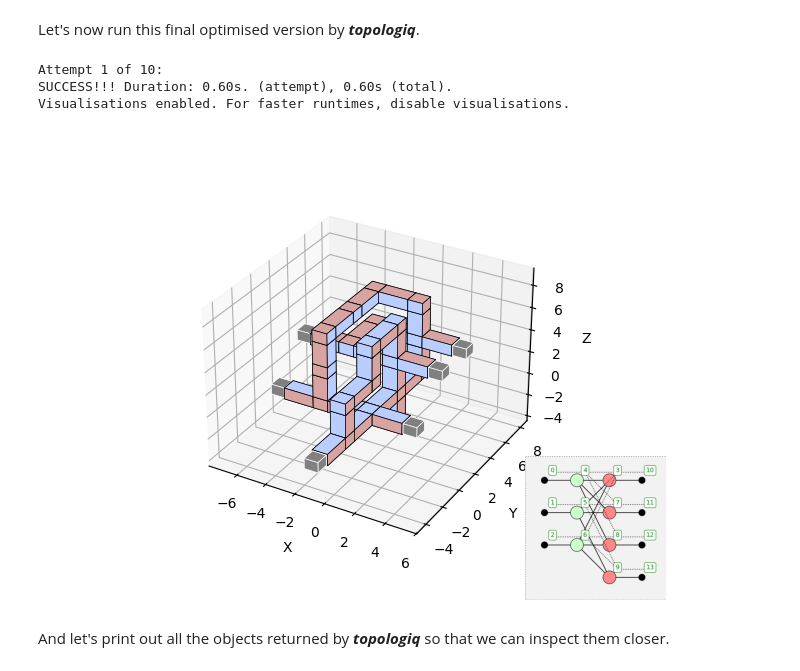
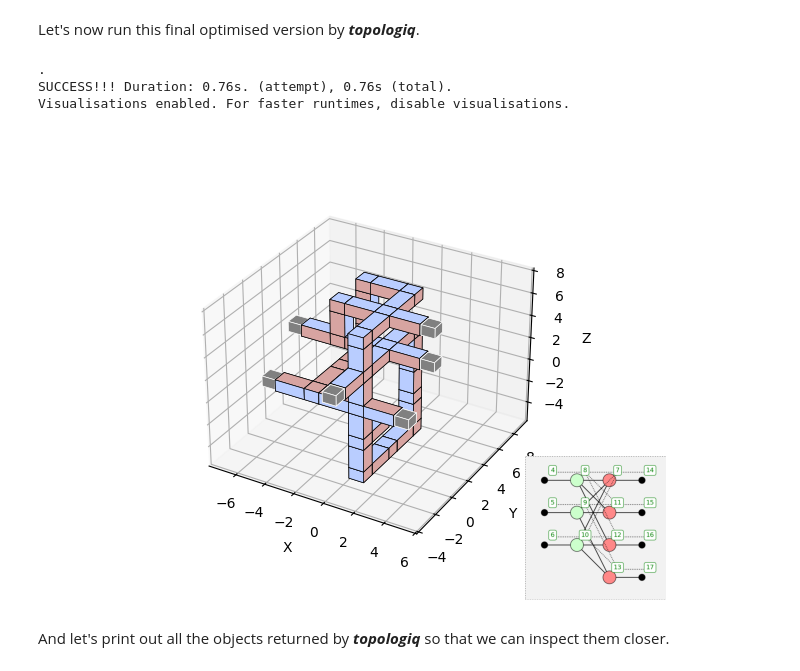
Before and after one commit to tqec/topologiq, a Jupyter notebook: assets/notebooks/qasm_via_pyzx.ipynb, the cells around one changed output. Drawn from its saved outputs; the diff is of its cells as text; code cells hidden in the pictures.

Commit message:
Better optimisation rationale QASM notebook & Silent attempts.

```diff
--- a/assets/notebooks/qasm_via_pyzx.ipynb
+++ b/assets/notebooks/qasm_via_pyzx.ipynb
@@ -169,13 +170,13 @@ Now, let's simplify the graph a little using PyZX native functions.
 # Thanks [Purva Thakre](https://github.com/purva-thakre) for research into and ideas into QASM/PyZX simplifying strategies, which informed choices in this block.
 
 # Make a copy to avoid over-writing the imported circuit.
-zx_graph_optimised = zx_graph.copy()
+zx_graph_optimised_1 = zx_graph.copy()
 
 # Auto-simplify using spider fusion method.
-zx.simplify.spider_simp(zx_graph_optimised)
+zx.simplify.spider_simp(zx_graph_optimised_1)
 
-zx.draw(zx_graph_optimised, labels=True)  # Jupyter visualisations using D3.
-fig_data = zx.draw_matplotlib(zx_graph_optimised, labels=True)  # Fig to overlay in final vis.
+zx.draw(zx_graph_optimised_1, labels=True)  # Jupyter visualisations using D3.
+fig_data = zx.draw_matplotlib(zx_graph_optimised_1, labels=True)  # Fig to overlay in final vis.
 # %% [output]
 [interactive output not drawn]
 # %% [markdown]
@@ -224,11 +229,19 @@ We can simplify the circuit even more using ZX-rules manually.
 # %%
 # Thanks [Purva Thakre](https://github.com/purva-thakre) for research into and ideas into QASM/PyZX simplifying strategies, which informed choices in this block.
-zx_graph_optimised_2 = zx_graph_optimised.copy()
+zx_graph_optimised_2 = zx_graph_optimised_1.copy()
 
-# PyZX does not have a method to reduce the number of redundant boundaries in a graph.
-# But we can merge manually applying the travelling and spider-fusion rule.
+# Get the IDs for end boundaries to calculate webs
+boundary_ids = [key for key, value in zx_graph_optimised_2.types().items() if value == 0]
+end_boundary_ids = boundary_ids[zx_graph_optimised_2.qubit_count() :]
+
+# Calculate and visualise webs
+order, zwebs, xwebs = compute_pauli_webs(zx_graph_optimised_2)
+for id in end_boundary_ids:
+    zx.draw(zx_graph_optimised_2, labels=True, pauli_web=xwebs[id])
+    zx.draw(zx_graph_optimised_2, labels=True, pauli_web=zwebs[id])
+
+# Eliminate any boundary where the flow can be ignored.
 for pair in [(0, 14), (1, 15), (2, 16), (3, 17)]:
-    zx_graph_optimised_2.add_edge(zx_graph_optimised_2.edge(pair[0], pair[1]))
     zx_graph_optimised_2.remove_vertex(pair[0])
 
 for pair in [(4, 18), (5, 19), (6, 20)]:
@@ -236,12 +249,17 @@ for pair in [(4, 18), (5, 19), (6, 20)]:
     zx_graph_optimised_2.remove_vertex(pair[1])
 
 zx_graph_optimised_2.normalize()
+zx.draw(zx_graph_optimised_2, labels=True)  # Jupyter visualisations using D3.
+fig_data = zx.draw_matplotlib(zx_graph_optimised_2, labels=True)  # Fig to overlay in final vis.
 
-zx_graph_optimised_3 = zx_graph_optimised_2.copy()
-
-zx.draw(zx_graph_optimised_3, labels=True)  # Jupyter visualisations using D3.
-fig_data = zx.draw_matplotlib(zx_graph_optimised_3, labels=True)  # Fig to overlay in final vis.
-
-print(len(list(zx_graph_optimised_3.edges())), "edges:", list(zx_graph_optimised_3.edges()))
+# Could this be achieved using a simpler rationale?
+# Eg. Move boundary past node, then fuse?
+#for pair in [(0, 14), (1, 15), (2, 16), (3, 17)]:
+#    zx_graph_optimised_2.add_edge(zx_graph_optimised_2.edge(pair[0], pair[1]))
+#    zx_graph_optimised_2.remove_vertex(pair[0])
+#
+#for pair in [(4, 18), (5, 19), (6, 20)]:
+#    zx_graph_optimised_2.add_edge(zx_graph_optimised_2.edge(pair[1], pair[0]))
+#    zx_graph_optimised_2.remove_vertex(pair[1])
 # %% [output]
 [interactive output not drawn]
@@ -250,41 +279,41 @@ print(len(list(zx_graph_optimised_3.edges())), "edges:", list(zx_graph_optimised
 Let's now run this final optimised version by ***topologiq***.
 # %%
 # CONVERT GRAPH TO TOPOLOGIQ'S NATIVE OBJECT
-simple_graph = pyzx_g_to_simple_g(zx_graph_optimised_3)
+simple_graph = pyzx_g_to_simple_g(zx_graph_optimised_2)
 
 # PARAMS & HYPERPARAMS
-circuit_name = "steane_optimised"
+circuit_name = "steane_optimised_2"
 visualisation = "final" # # Calls an interactive 3D visualisation at the end. Change to None to deactivate visualisation.
 animation = None  # Change to "GIF" or "MP4" for a summary animation of the full process, at significant cost in runtimes due to the need to create and stitch many PNGs together.
 VALUE_FUNCTION_HYPERPARAMS = (
     -1,  # Weight for lenght of path
     -1,  # Weight for number of "beams" broken by path
 )
 
 kwargs = {
     "weights": VALUE_FUNCTION_HYPERPARAMS,
     "length_of_beams": 9,
 }
 
 simple_graph_after_use, edge_pths, lattice_nodes, lattice_edges = runner(
     simple_graph,
     circuit_name,
     min_succ_rate=60,
     strip_ports=False,
     hide_ports=False,
     max_attempts=10,
     stop_on_first_success=True,
     visualise=(visualisation, animation),
     log_stats=False,
     debug=False,
     fig_data=fig_data,
     **kwargs
 )
 # %% [output]
-Attempt 1 of 10:
-SUCCESS!!! Duration: 0.60s. (attempt), 0.60s (total).
+.
+SUCCESS!!! Duration: 0.76s. (attempt), 0.76s (total).
 Visualisations enabled. For faster runtimes, disable visualisations.
-[figure, old version]
+[figure, new version]
 # %% [markdown]
 And let's print out all the objects returned by ***topologiq*** so that we can inspect them closer.
 # %%
```
Also changed, not shown: parts of 6 cells of this notebook, 1 other file.
